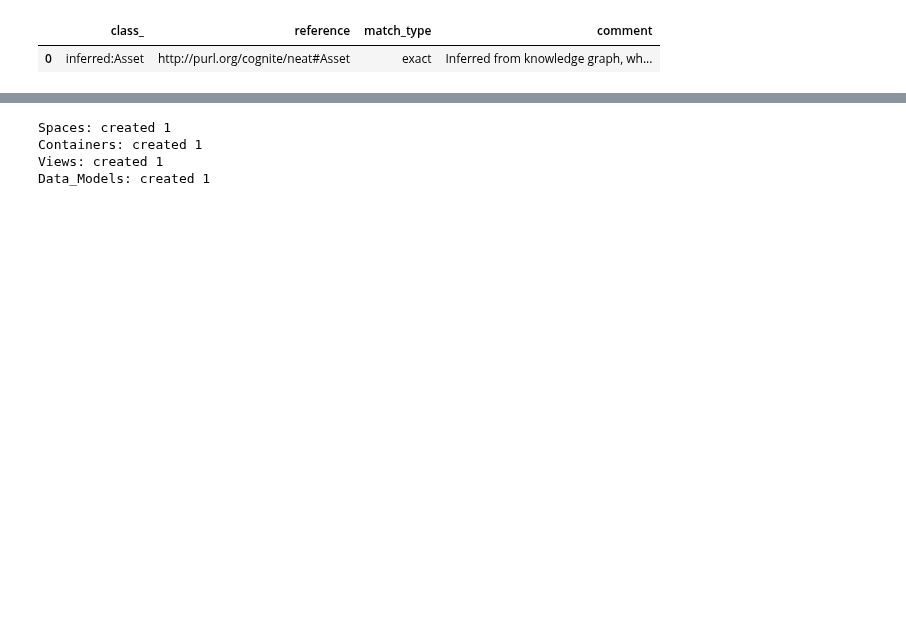
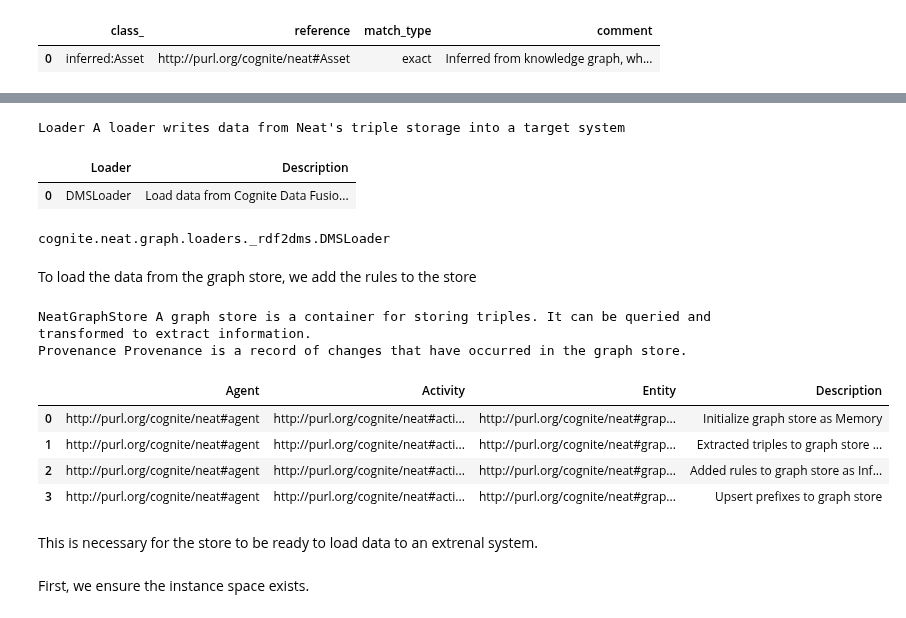
Before and after one commit to cognitedata/neat, a Jupyter notebook: docs/tutorials/asset_hierarchy_migration.ipynb, the cells around one changed output, grey strips where cells are left out. Cells and saved outputs as stored; diff of their text form; code cells hidden in the pictures; blank space fills up the shorter version.

```diff
--- a/docs/tutorials/asset_hierarchy_migration.ipynb
+++ b/docs/tutorials/asset_hierarchy_migration.ipynb
@@ -72,3 +199,29 @@ InformationProperty(validators_to_skip=set(), class_=class(prefix=inferred,suffi
+# %%
+loaders
+# %% [output]
+Loader A loader writes data from Neat's triple storage into a target system
+|  | Loader | Description |
+| 0 | DMSLoader | Load data from Cognite Data Fusio... |
+# %%
+loaders.DMSLoader
+# %% [output]
+cognite.neat.graph.loaders._rdf2dms.DMSLoader
+# %% [markdown]
+To load the data from the graph store, we add the rules to the store
 # %%
 store.add_rules(rules)
+# %%
+store
+# %% [output]
+NeatGraphStore A graph store is a container for storing triples. It can be queried and transformed to extract information.
+Provenance Provenance is a record of changes that have occurred in the graph store.
+|  | Agent | Activity | Entity | Description |
+| 0 | http://purl.org/cognite/neat#agent | http://purl.org/cognite/neat#acti... | http://purl.org/cognite/neat#grap... | Initialize graph store as Memory |
+| 1 | http://purl.org/cognite/neat#agent | http://purl.org/cognite/neat#acti... | http://purl.org/cognite/neat#grap... | Extracted triples to graph store ... |
+| 2 | http://purl.org/cognite/neat#agent | http://purl.org/cognite/neat#acti... | http://purl.org/cognite/neat#grap... | Added rules to graph store as Inf... |
+| 3 | http://purl.org/cognite/neat#agent | http://purl.org/cognite/neat#acti... | http://purl.org/cognite/neat#grap... | Upsert prefixes to graph store |
+# %% [markdown]
+This is necessary for the store to be ready to load data to an extrenal system.
+# %% [markdown]
+First, we ensure the instance space exists.
 # %%
@@ -78,8 +228,0 @@ dms_exporter = exporters.DMSExporter()
-# %%
-for uploaded in dms_exporter.export_to_cdf(rules, client, dry_run=False):
-    print(uploaded.as_report_str())
-# %% [output]
-Spaces: created 1
-Containers: created 1
-Views: created 1
-Data_Models: created 1
```
Also changed, not shown: parts of 66 cells of this notebook, 2 other files.
